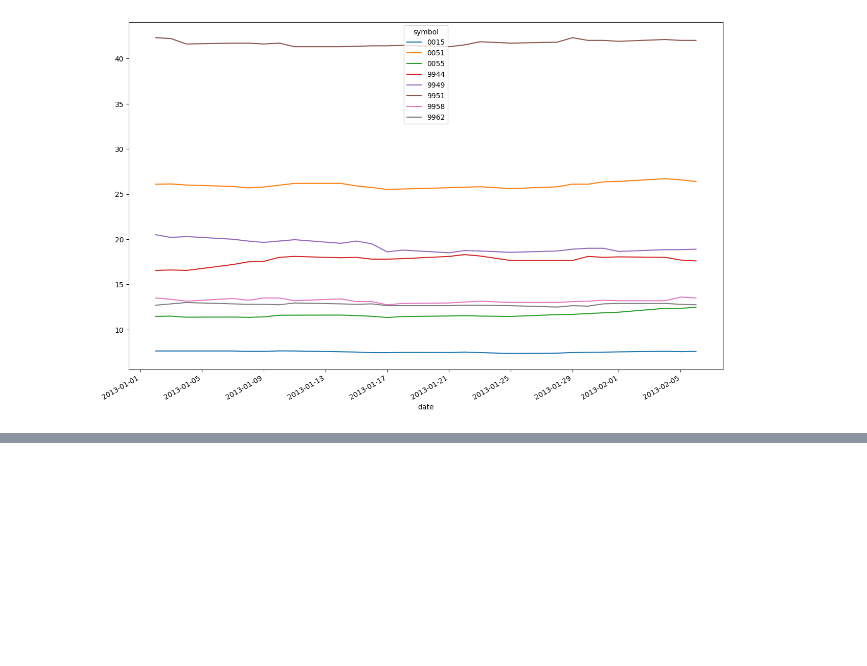
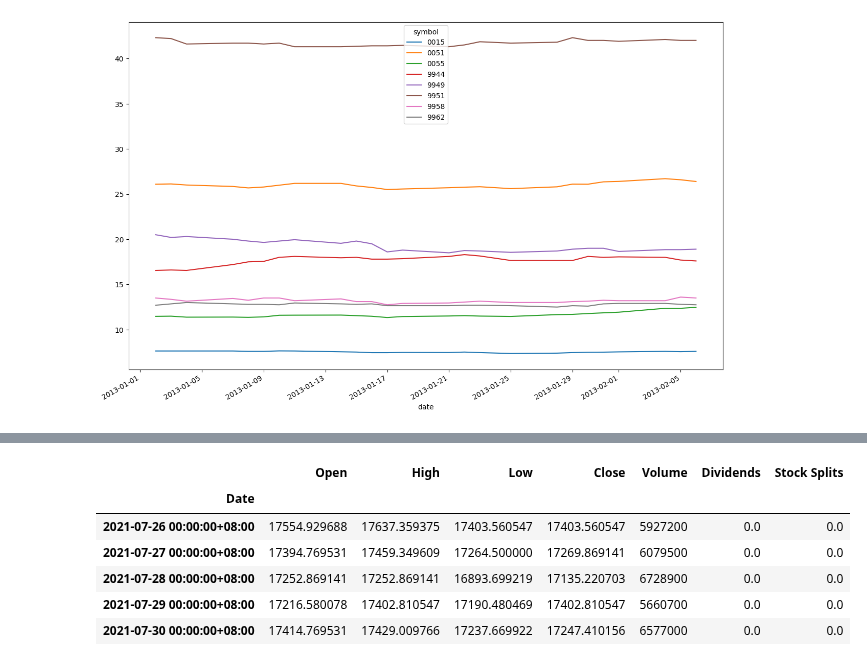
Before and after one commit to liv11114/11207011, a Jupyter notebook: Untitled8.ipynb, the cells around one changed output, grey strips where cells are left out. Drawn from its saved outputs; the diff is of its cells as text; code cells hidden in the pictures; blank space fills up the shorter version.

```diff
--- a/Untitled8.ipynb
+++ b/Untitled8.ipynb
@@ -91,0 +94,18 @@ df2.plot(figsize=(15,10))
+# %%
+stock_name=['^TWII','AAPL','BTC-USD']
+# %%
+i=0
+# %%
+stock=yfinance.Ticker(stock_name[i])
+# %%
+df3=stock.history(period='2y')
+# %%
+df3.head()
+# %% [output]
+|  | Open | High | Low | Close | Volume | Dividends | Stock Splits |
+| Date |  |  |  |  |  |  |  |
+| 2021-07-26 00:00:00+08:00 | 17554.929688 | 17637.359375 | 17403.560547 | 17403.560547 | 5927200 | 0.0 | 0.0 |
+| 2021-07-27 00:00:00+08:00 | 17394.769531 | 17459.349609 | 17264.500000 | 17269.869141 | 6079500 | 0.0 | 0.0 |
+| 2021-07-28 00:00:00+08:00 | 17252.869141 | 17252.869141 | 16893.699219 | 17135.220703 | 6728900 | 0.0 | 0.0 |
+| 2021-07-29 00:00:00+08:00 | 17216.580078 | 17402.810547 | 17190.480469 | 17402.810547 | 5660700 | 0.0 | 0.0 |
+| 2021-07-30 00:00:00+08:00 | 17414.769531 | 17429.009766 | 17237.669922 | 17247.410156 | 6577000 | 0.0 | 0.0 |
```
Also changed, not shown: parts of 20 cells of this notebook.
